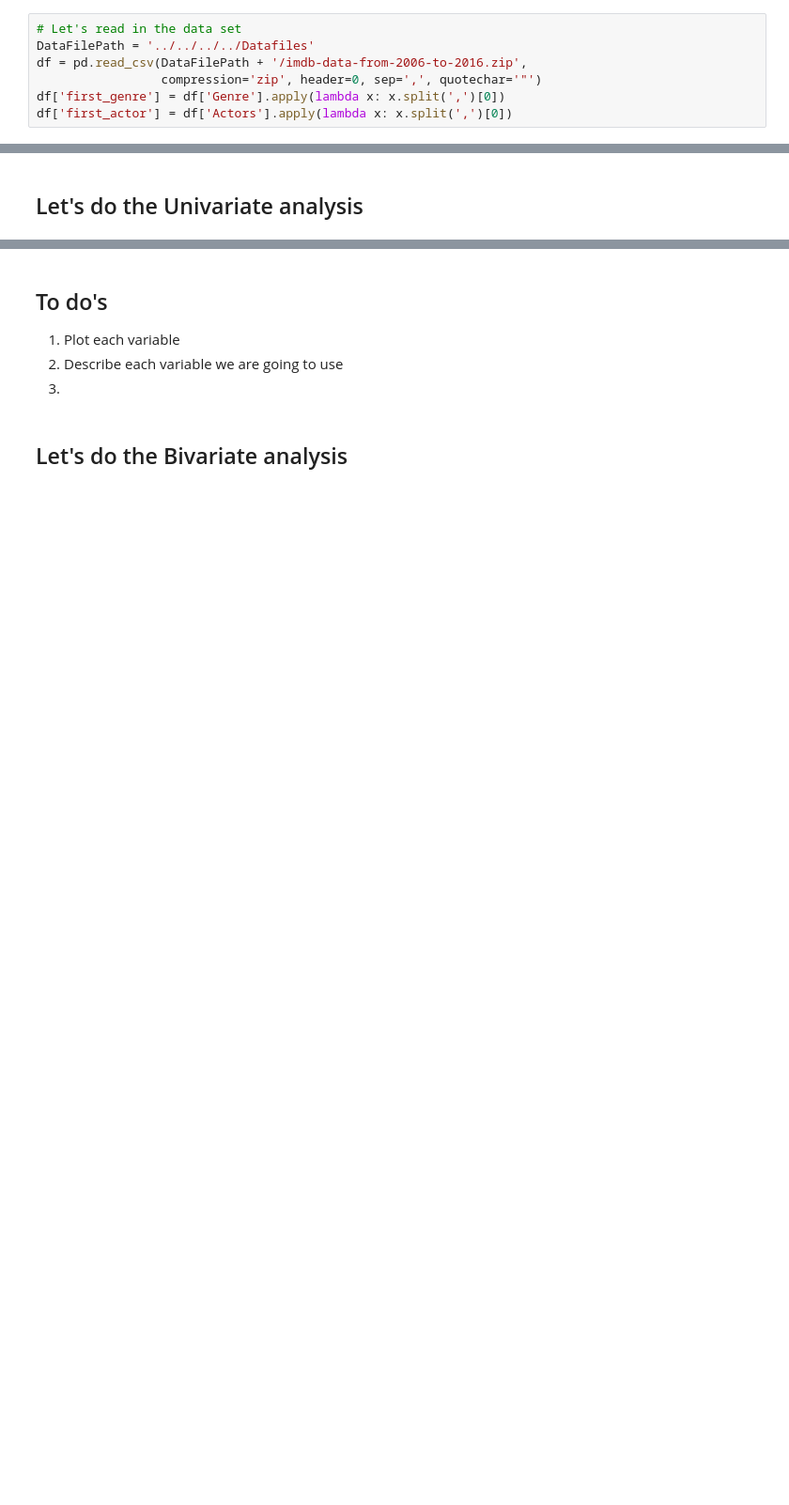
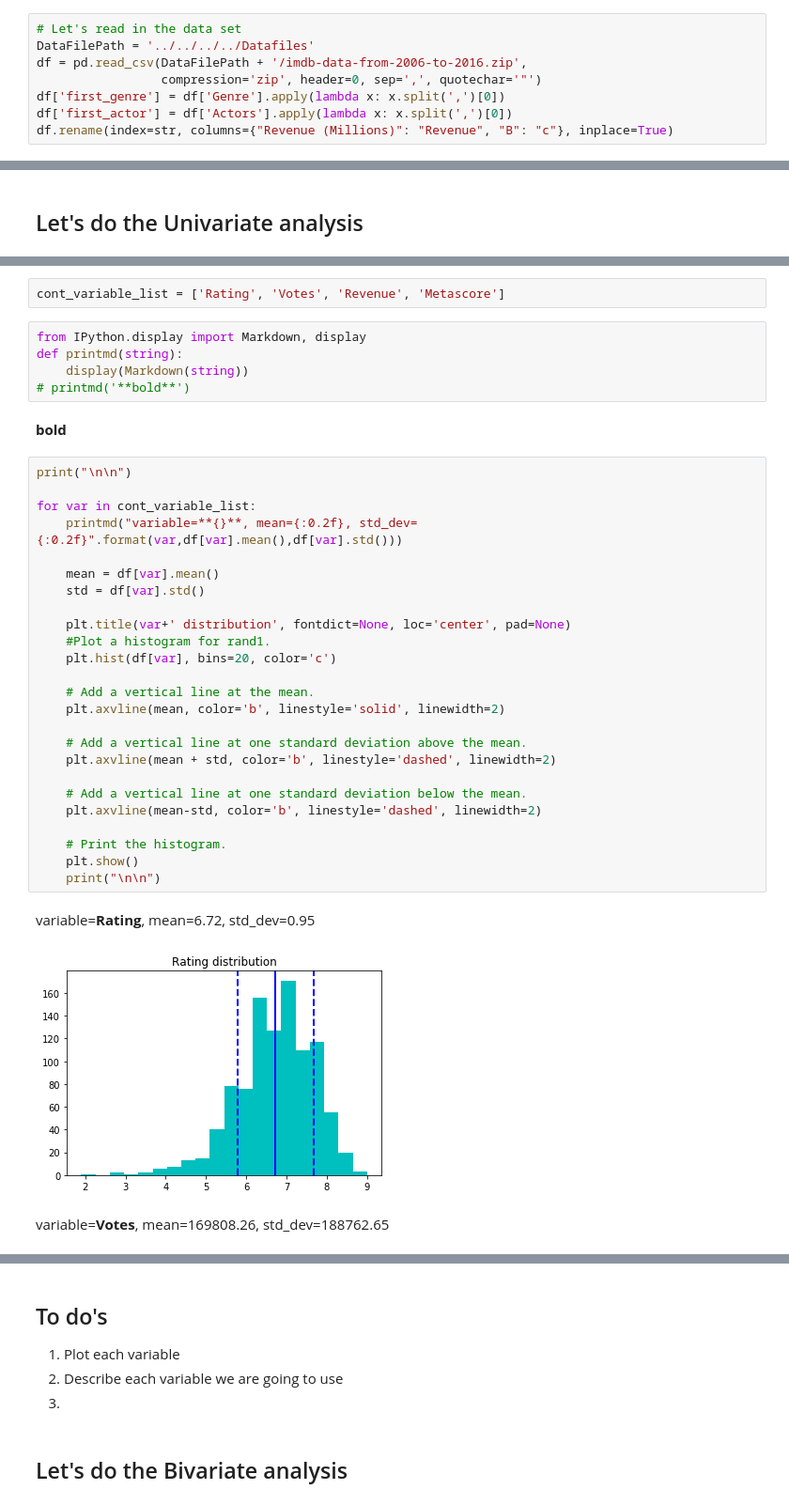
Before and after one commit to loupendley/Thinkful, a Jupyter notebook: HomeworkProjects/Unit2/Lesson1/Project8/PreparingADatasetForModeling.ipynb, the cells around one changed output, grey strips where cells are left out. Shown: that part at 94% size. Saved outputs shown, nothing was run; the diff lists cells and outputs as text; blank space fills up the shorter version.

```diff
--- a/HomeworkProjects/Unit2/Lesson1/Project8/PreparingADatasetForModeling.ipynb
+++ b/HomeworkProjects/Unit2/Lesson1/Project8/PreparingADatasetForModeling.ipynb
@@ -15,6 +15,7 @@ df = pd.read_csv(DataFilePath + '/imdb-data-from-2006-to-2016.zip',
                  compression='zip', header=0, sep=',', quotechar='"')
 df['first_genre'] = df['Genre'].apply(lambda x: x.split(',')[0])
 df['first_actor'] = df['Actors'].apply(lambda x: x.split(',')[0])
+df.rename(index=str, columns={"Revenue (Millions)": "Revenue", "B": "c"}, inplace=True)
 # %%
 # print(df['first_actor'].unique())
 sort_by = ['first_actor']
@@ -129,0 +161,38 @@ SyntaxError: invalid syntax (<ipython-input-1-26c58007f160>, line 1)
+# %%
+cont_variable_list = ['Rating', 'Votes', 'Revenue', 'Metascore']
+# %%
+from IPython.display import Markdown, display
+def printmd(string):
+    display(Markdown(string))
+# printmd('**bold**')
+# %% [output]
+**bold**
+# %%
+print("\n\n")
+
+for var in cont_variable_list:
+    printmd("variable=**{}**, mean={:0.2f}, std_dev={:0.2f}".format(var,df[var].mean(),df[var].std()))
+
+    mean = df[var].mean()
+    std = df[var].std()
+
+    plt.title(var+' distribution', fontdict=None, loc='center', pad=None)
+    #Plot a histogram for rand1.
+    plt.hist(df[var], bins=20, color='c')
+
+    # Add a vertical line at the mean.
+    plt.axvline(mean, color='b', linestyle='solid', linewidth=2)
+
+    # Add a vertical line at one standard deviation above the mean.
+    plt.axvline(mean + std, color='b', linestyle='dashed', linewidth=2)
+
+    # Add a vertical line at one standard deviation below the mean.
+    plt.axvline(mean-std, color='b', linestyle='dashed', linewidth=2)
+
+    # Print the histogram.
+    plt.show()
+    print("\n\n")
+# %% [output]
+variable=**Rating**, mean=6.72, std_dev=0.95
+[figure, added]
+variable=**Votes**, mean=169808.26, std_dev=188762.65
```
Also changed, not shown: parts of 7 cells of this notebook.
